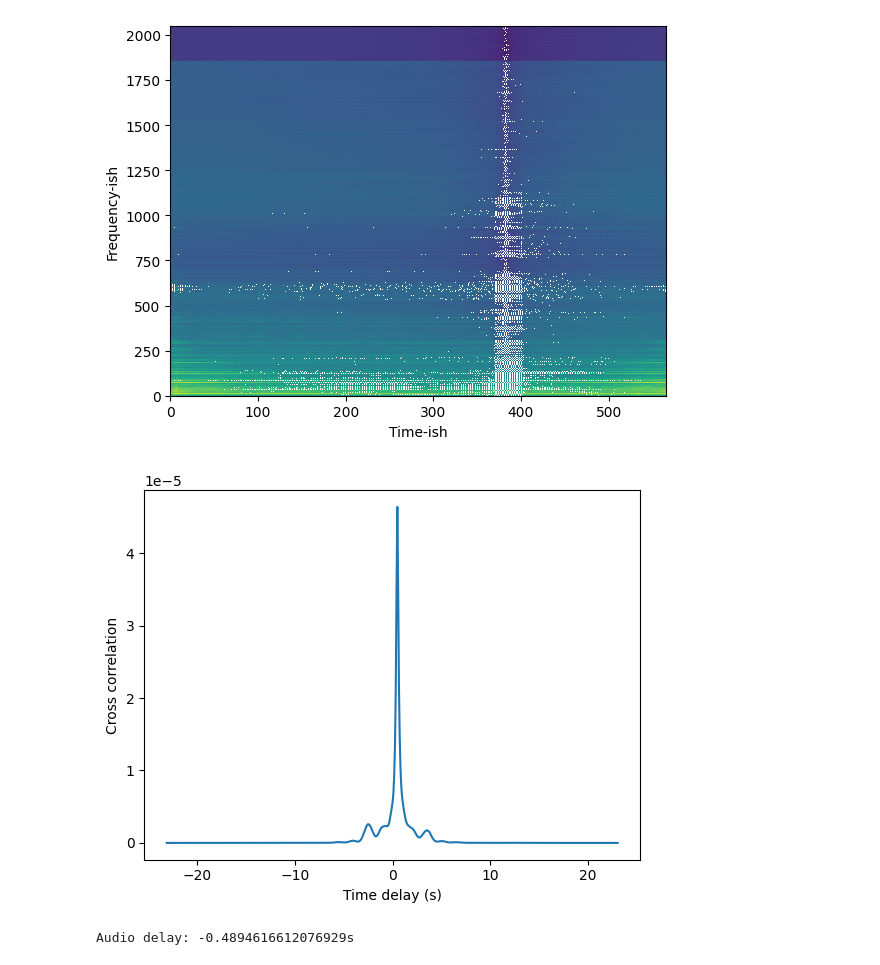
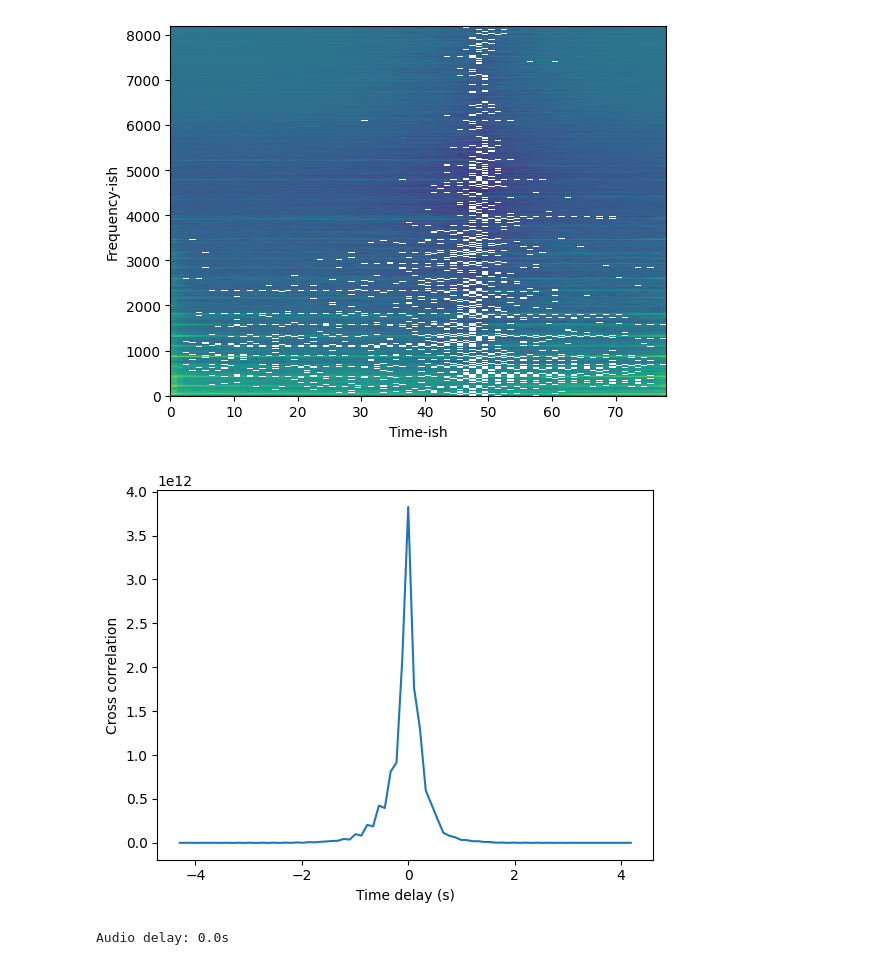
Before and after one commit to dapeef/score-sync, a Jupyter notebook: cross_correlation_spectrogram.ipynb, the cells around one changed output. Saved outputs shown, nothing was run; the diff lists cells and outputs as text; code cells hidden in the pictures.

Commit message:
Control cross correlation resolution

```diff
--- a/cross_correlation_spectrogram.ipynb
+++ b/cross_correlation_spectrogram.ipynb
@@ -31,3 +28,8 @@ sound2 : float = sound2 / (2.**15)
+# %%
+# Load audio files
+
+sampling_freq, sound1 = utils.load_sound_mono("samples/D5.wav")
+sampling_freq, sound2 = utils.load_sound_mono("samples/D6.wav")
 # %%
 # Plot sounds
 
@@ -37,10 +39,16 @@ utils.plot_sounds(sound1, sound2, sampling_freq=sampling_freq)
 # %%
 # Compute spectrograms for sounds
 
-nfft : int = 2**12
+time_resolution : float = .01 # seconds
+sample_resolution : int = int(time_resolution * sampling_freq)
 
-f1, t1, Sxx1 = scipy.signal.spectrogram(sound1, nfft=nfft, nperseg=nfft, fs=sampling_freq)
-f2, t2, Sxx2 = scipy.signal.spectrogram(sound2, nfft=nfft, nperseg=nfft, fs=sampling_freq)
+freq_resolution : float = 2
+freq_bins : float = sampling_freq / freq_resolution / 2
+nperseg : int = int(2 ** (np.round(np.log2(freq_bins)) + 1)) # Find nearest power of 2 and multiply by 2
+noverlap : int = nperseg - sample_resolution
+
+f1, t1, Sxx1 = scipy.signal.spectrogram(sound1, nperseg=nperseg, noverlap=noverlap, fs=sampling_freq)
+f2, t2, Sxx2 = scipy.signal.spectrogram(sound2, nperseg=nperseg, noverlap=noverlap, fs=sampling_freq)
 # %%
 # Draw spectrograms
 
@@ -61,10 +66,9 @@ plt.show()
 # %%
 # Compute cross correlation
 
-# Zero pad the audio
-shift : int = 0
+# Zero pad the spectrograms
 Sxx1_padded = np.pad(Sxx1, pad_width=((0,0), (0, Sxx2.shape[1] - 1)))
-Sxx2_padded = np.pad(Sxx2, pad_width=((0,0), (shift, Sxx1.shape[1] - 1 - shift)))
+Sxx2_padded = np.pad(Sxx2, pad_width=((0,0), (0, Sxx1.shape[1] - 1)))
 
 # Take FFTs
 fft1 = scipy.fft.rfft(Sxx1_padded, axis=1)
@@ -80,7 +84,7 @@ cross_correlation_spectrum = scipy.fft.irfft(fft_product, axis=1)
 cross_correlation = np.sum(cross_correlation_spectrum, axis=0)
 
 # Get scale factor
-spectrogram_scale_factor = (sound1.shape[0] + sound2.shape[0] - 1) / (Sxx1.shape[1] + Sxx2.shape[1] - 1)
+spectrogram_sampling_freq = sampling_freq / (sound1.shape[0] + sound2.shape[0] - 1) * (Sxx1.shape[1] + Sxx2.shape[1] - 1)
 # %%
 # Plot spectrogram of cross correlation
 
@@ -90,32 +94,32 @@ plt.ylabel('Frequency-ish')
 plt.xlabel('Time-ish')
 plt.show()
 # %% [output]
-[figure, old version]
+[figure, new version]
 # %%
 # Plot cross correlation
 
-time_window = cross_correlation.shape[0] / sampling_freq * spectrogram_scale_factor
+time_window = cross_correlation.shape[0] / spectrogram_sampling_freq
 
 cross_correlation_shifted : np.ndarray = np.concat((cross_correlation[cross_correlation.shape[0]//2:], cross_correlation[:cross_correlation.shape[0]//2]))
 
 plt.figure()
-plt.plot(np.arange(-time_window/2, time_window/2, 1/sampling_freq*spectrogram_scale_factor), cross_correlation_shifted)
+plt.plot(np.arange(-time_window/2, time_window/2, 1/spectrogram_sampling_freq), cross_correlation_shifted)
 plt.xlabel("Time delay (s)")
 plt.ylabel("Cross correlation")
 plt.show()
 # %% [output]
-[figure, old version]
+[figure, new version]
 # %%
 # Get max point
 
 peak = np.argmax(cross_correlation)
 peak = peak if peak < cross_correlation.shape[0] / 2 else peak - cross_correlation.shape[0]
 
-delay: float = - peak / sampling_freq * spectrogram_scale_factor
+delay: float = - peak / spectrogram_sampling_freq
 
 print(f"Audio delay: {delay}s")
 # %% [output]
-Audio delay: -0.4894616612076929s
+Audio delay: 0.0s
 # %%
 # Plot shifted sounds
 
```
Also changed, not shown: parts of 6 cells of this notebook, 6 other files.
